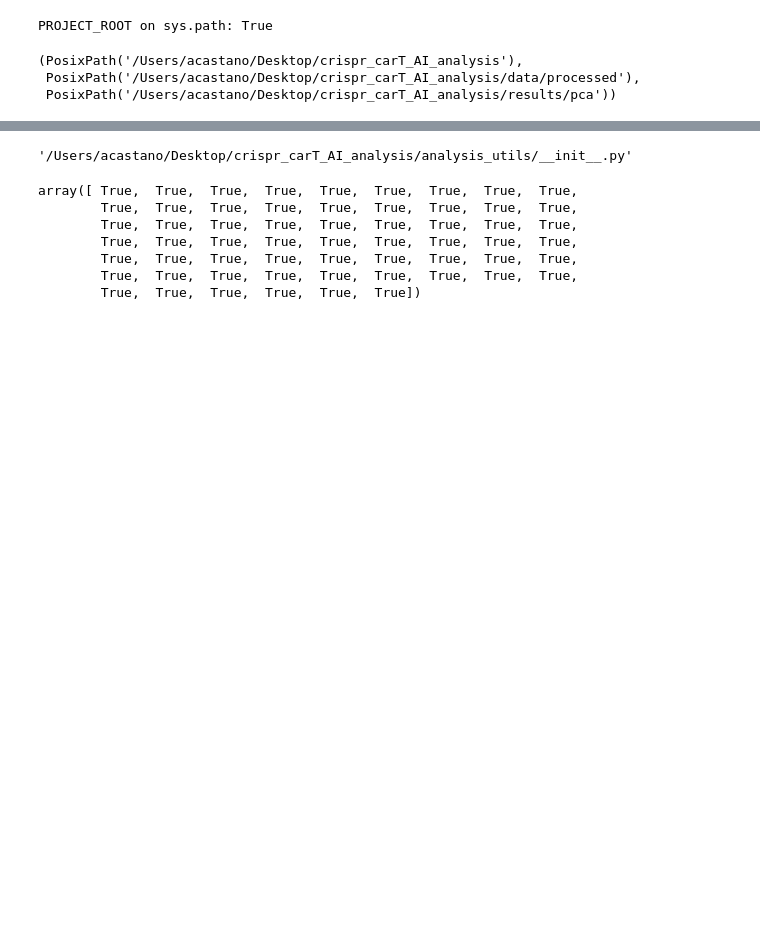
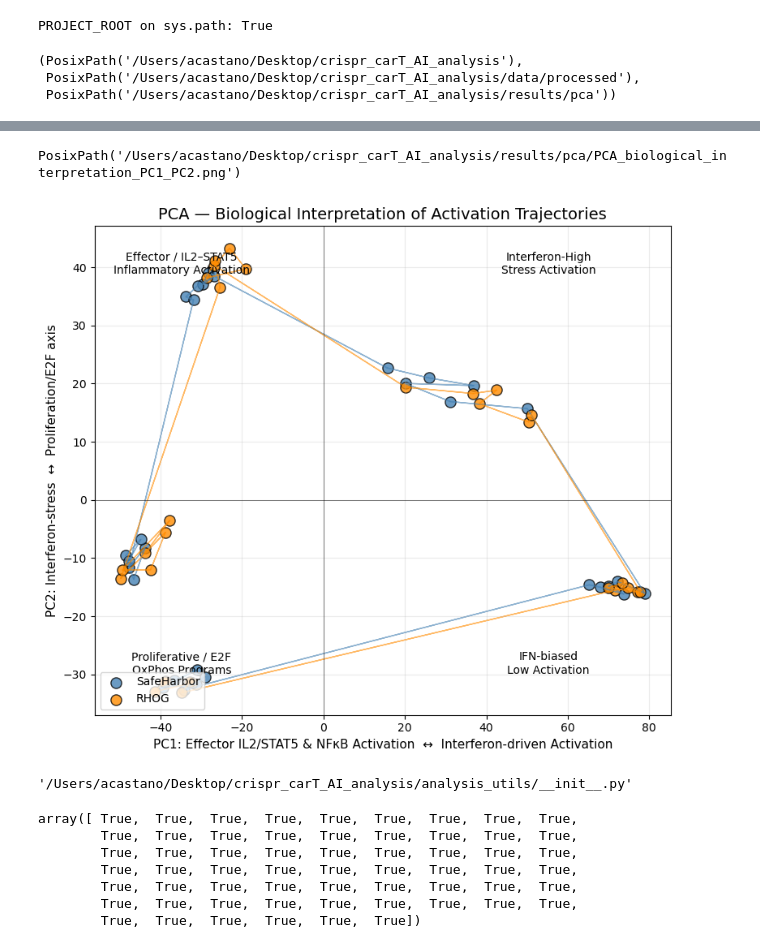
Before and after one commit to AnaBioAI/crispr_carT_AI_analysis, a Jupyter notebook: notebooks/A01_crispr_cart_pca_summary.ipynb/A01_crispr_cart_pca_summary.ipynb, the cells around one changed output, grey strips where cells are left out. Saved outputs shown, nothing was run; the diff lists cells and outputs as text; code cells hidden in the pictures; blank space fills up the shorter version.

```diff
--- a/notebooks/A01_crispr_cart_pca_summary.ipynb/A01_crispr_cart_pca_summary.ipynb
+++ b/notebooks/A01_crispr_cart_pca_summary.ipynb/A01_crispr_cart_pca_summary.ipynb
@@ -12,0 +285,6 @@
+# %%
+from analysis_utils.config_utils import PROCESSED_DIR
+import pandas as pd
+
+metadata = pd.read_csv(PROCESSED_DIR / "metadata_samples.csv", index_col=0)
+metadata.head()
@@ -52,3 +340,15 @@ PROJECT_ROOT, PROCESSED_DIR, PCA_RESULTS_DIR
 (PosixPath('/Users/acastano/Desktop/crispr_carT_AI_analysis'),
  PosixPath('/Users/acastano/Desktop/crispr_carT_AI_analysis/data/processed'),
  PosixPath('/Users/acastano/Desktop/crispr_carT_AI_analysis/results/pca'))
+# %%
+# Either recompute
+scores_df, loadings_df, explained_df, pca = run_pca(expr_symbol)
+
+# or load from disk if already saved
+# scores_df = pd.read_parquet(PCA_RESULTS_DIR / "pca_scores.parquet")
+# loadings_df = pd.read_parquet(PCA_RESULTS_DIR / "pca_loadings.parquet")
+
+# Attach PCs to metadata
+# If you already have meta_with_pcs saved, you can load it; otherwise:
+meta_pca = metadata.join(scores_df[["PC1", "PC2"]], how="left")
+meta_pca.head()
@@ -55,3 +435,9 @@ PROJECT_ROOT, PROCESSED_DIR, PCA_RESULTS_DIR
+# %%
+bio_pca_path = plot_biological_pca_pc1_pc2(meta_pca)
+bio_pca_path
+# %% [output]
+PosixPath('/Users/acastano/Desktop/crispr_carT_AI_analysis/results/pca/PCA_biological_interpretation_PC1_PC2.png')
+[figure, added]
 # %%
 import analysis_utils
 analysis_utils.__file__
```
Also changed, not shown: parts of 28 cells of this notebook, 25 other files.
